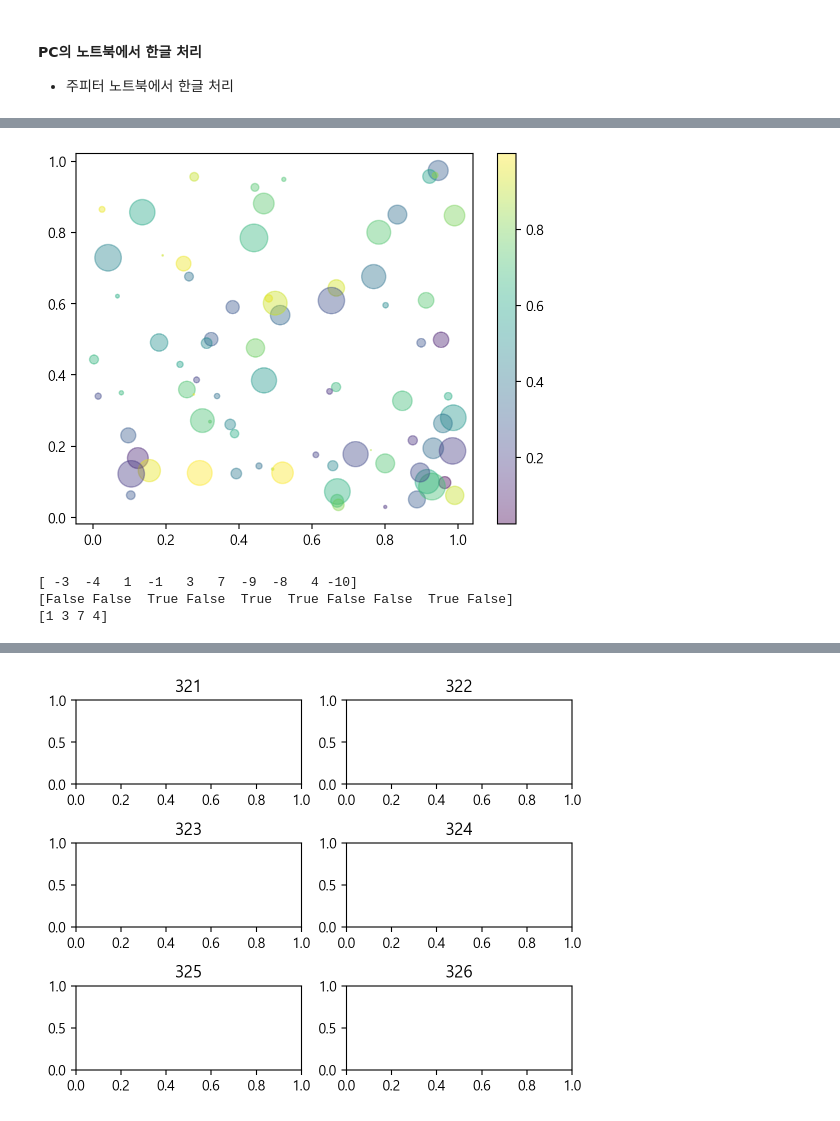
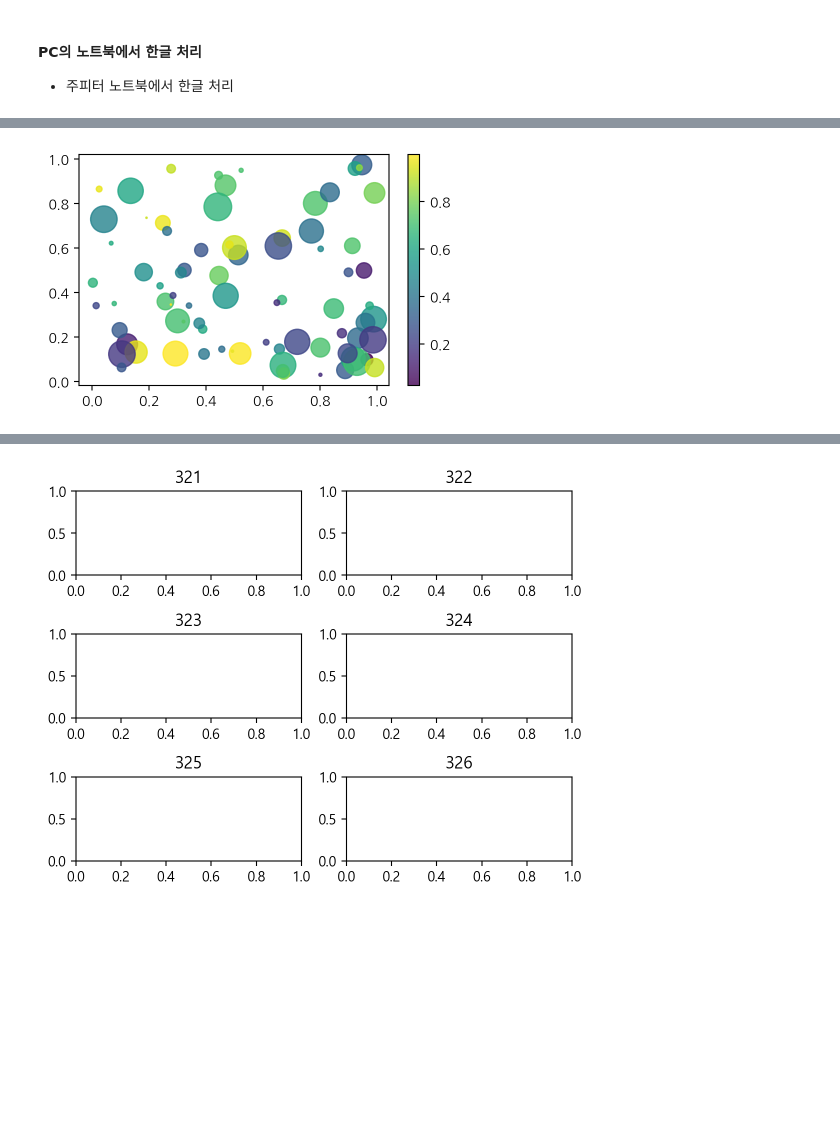
Before and after one commit to InHyeok-Hwang/Intro-DA, a Jupyter notebook: code/w07_matplotlib_vis.ipynb, the cells around one changed output, grey strips where cells are left out. Drawn from its saved outputs; the diff is of its cells as text; code cells hidden in the pictures; blank space fills up the shorter version.

```diff
--- a/code/w07_matplotlib_vis.ipynb
+++ b/code/w07_matplotlib_vis.ipynb
@@ -38,8 +56,5 @@ plt.show()
 # %%
 import matplotlib.pyplot as plt
-
-plt.rcParams['font.family'] ='Malgun Gothic'
-plt.rcParams['axes.unicode_minus'] = False
 
 plt.plot([1, 3, 5, 7, 9], [8, 6, 17, 22, 3])
 plt.title('직선 그래프 그리기')
@@ -48,0 +79,2 @@ plt.show()
+# %%
+plt.rcParams['figure.figsize']
@@ -48,0 +83,4 @@ plt.show()
+# %%
+plt.rcParams['figure.figsize'] = (5, 3)
+plt.plot([1, 3, 5, 7, 9], [8, 6, 17, 22, 3])
+plt.show()
@@ -48,0 +89,2 @@ plt.show()
+# %%
+plt.rcParams['figure.figsize'] # 현재 그림 크기 조회
@@ -82,30 +126,18 @@ plt.show()
 # %%
 import numpy as np
 import matplotlib.pyplot as plt
 
 # Fixing random state for reproducibility
 np.random.seed(2025)
 
 N = 80
-x = np.random.rand(N)
-y = np.random.rand(N)
+x = np.random.rand(N) # [0. 1) 실수 난수 80개
+y = np.random.rand(N) # [0. 1) 실수 난수 80개
 colors = np.random.rand(N)
-area = (20 * np.random.rand(N)) ** 2  # 0 to 15 point radii
+area = (20 * np.random.rand(N)) ** 2  # 원 크기
 
-plt.scatter(x, y, s=area, c=colors, alpha=0.4)
+plt.scatter(x, y, s=area, c=colors, alpha=0.8)
 plt.colorbar()
 plt.show()
 # %% [output]
-[figure, old version]
+[figure, new version]
-# %%
-import numpy as np
-
-x = np.random.randint(-10, 10, 10) # [-10, 10) 중에서 10개의 랜덤 값 추출
-
-print(x)        # 10개 난수 목록
-print(x > 0)    # 논리 연산
-print(x[x > 0]) # 논리 인덱싱(boolean indexing)
-# %% [output]
-[ -3  -4   1  -1   3   7  -9  -8   4 -10]
-[False False  True False  True  True False False  True False]
-[1 3 7 4]
```
Also changed, not shown: parts of 25 cells of this notebook.
